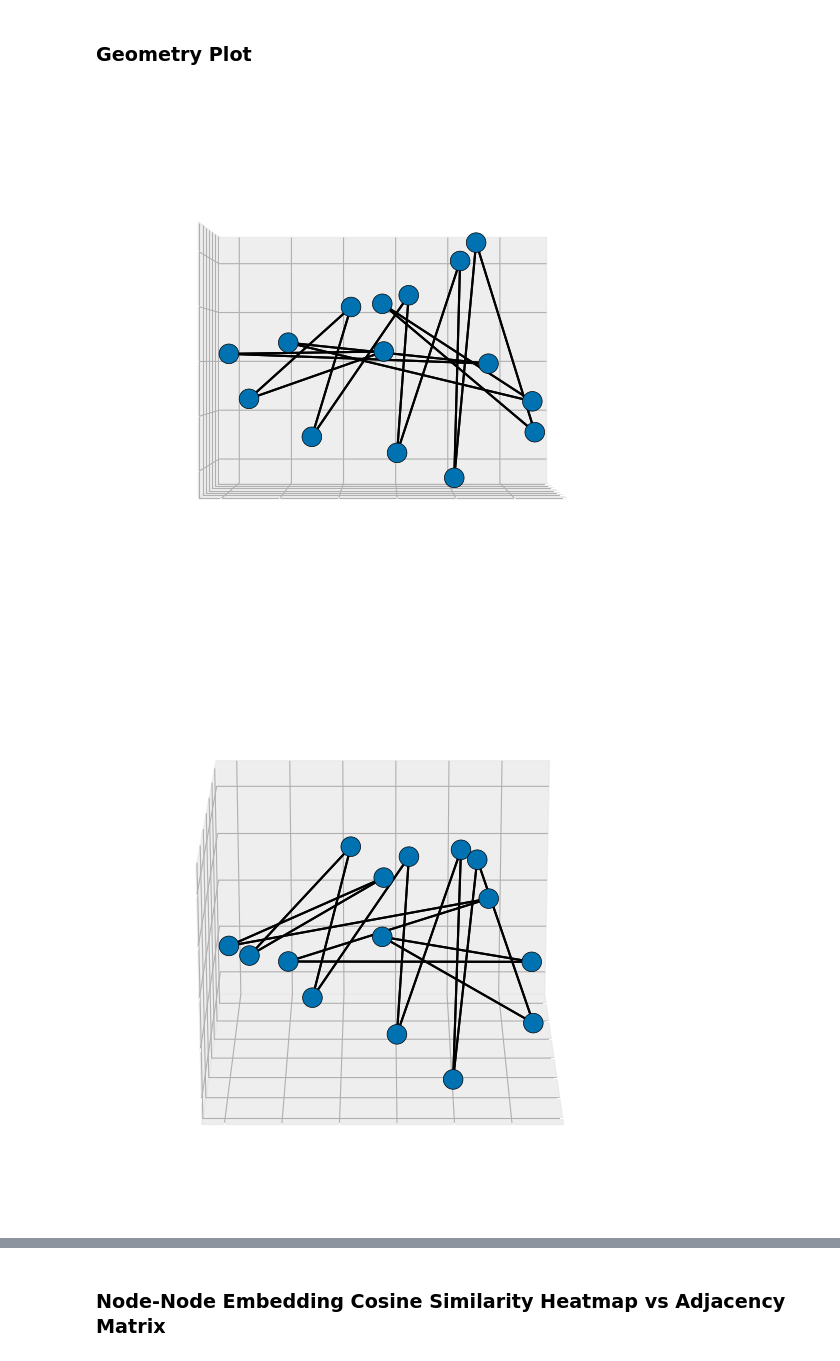
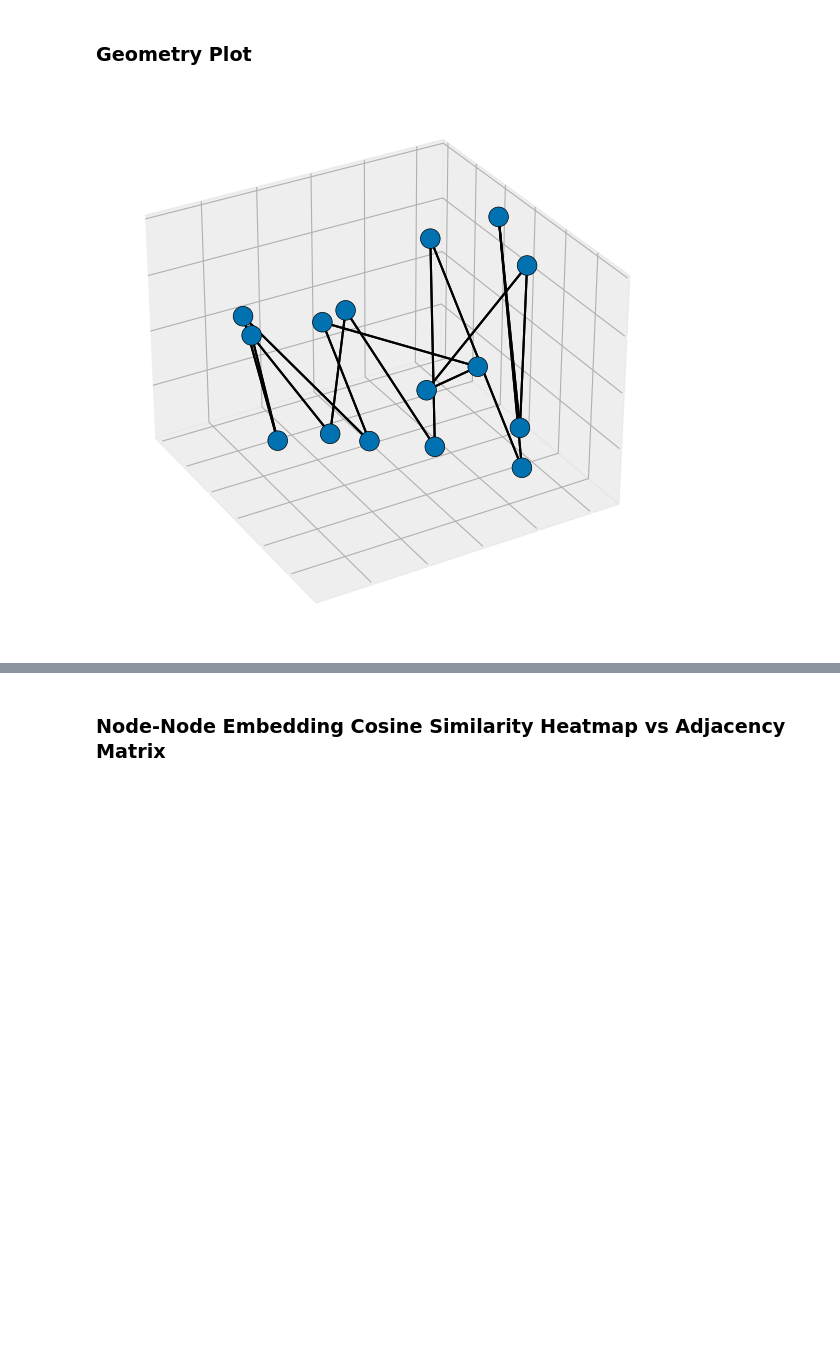
Before and after one commit to Shahriarnz14/Geometric_Memory, a Jupyter notebook: tiny_graphs_notebooks/experiment_notebooks_regularizers/tiny_neural_network_cycle.ipynb, the cells around one changed output, grey strips where cells are left out. Cells and saved outputs as stored; diff of their text form; code cells hidden in the pictures; blank space fills up the shorter version.

```diff
--- a/tiny_graphs_notebooks/experiment_notebooks_regularizers/tiny_neural_network_cycle.ipynb
+++ b/tiny_graphs_notebooks/experiment_notebooks_regularizers/tiny_neural_network_cycle.ipynb
@@ -426,7 +426,7 @@ cycle_v2_cli_config = {
     "--embedding_dimension": 32,
     "--optimizer_weight_decay": 0, # NO WEIGHT DECAY
     "--disable_edge_memorization_lr_decay": False,
-    "--dropout_rate": 0.1, # WITH DROPOUT
+    "--dropout_rate": 0.5, # WITH DROPOUT
     "--no-use_attention": True,
     "--no-use_residual_connections": True,
     "--no-use_layer_norm": True,
@@ -561,47 +559,46 @@ Reduced xyz shape: (15, 3)
 # %%
 %matplotlib inline
 # %matplotlib widget
 
-cycle_v2_raw_elev = 0
-cycle_v2_raw_azim = 0
+cycle_v2_raw_elev = 30
+cycle_v2_raw_azim = -30
 cycle_v2_raw_roll = 0
 
 # Styled plotting constants for this block
 cycle_v2_styled_view = {"elev": cycle_v2_raw_elev, "azim": cycle_v2_raw_azim, "roll": cycle_v2_raw_roll}
 cycle_v2_styled_axis_permutation = (0, 1, 2)
 
 plot_stylized_embedding_graph(
     cycle_v2_reduced_embeddings,
     cycle_v2_edge_list,
     title="",
     view=cycle_v2_styled_view,
     root_node_index=cycle_v2_root_node_index,
     axis_permutation=cycle_v2_styled_axis_permutation,
 );
 
 ################
 #Another Angle
 ################
 
-cycle_v2_raw_elev = 20
-cycle_v2_raw_azim = 0
-cycle_v2_raw_roll = 0
+# cycle_v2_raw_elev = 20
+# cycle_v2_raw_azim = 0
+# cycle_v2_raw_roll = 0
 
-# Styled plotting constants for this block
-cycle_v2_styled_view = {"elev": cycle_v2_raw_elev, "azim": cycle_v2_raw_azim, "roll": cycle_v2_raw_roll}
-cycle_v2_styled_axis_permutation = (0, 1, 2)
+# # Styled plotting constants for this block
+# cycle_v2_styled_view = {"elev": cycle_v2_raw_elev, "azim": cycle_v2_raw_azim, "roll": cycle_v2_raw_roll}
+# cycle_v2_styled_axis_permutation = (0, 1, 2)
 
-plot_stylized_embedding_graph(
-    cycle_v2_reduced_embeddings,
-    cycle_v2_edge_list,
-    title="",
-    view=cycle_v2_styled_view,
-    root_node_index=cycle_v2_root_node_index,
-    axis_permutation=cycle_v2_styled_axis_permutation,
-);
+# plot_stylized_embedding_graph(
+#     cycle_v2_reduced_embeddings,
+#     cycle_v2_edge_list,
+#     title="",
+#     view=cycle_v2_styled_view,
+#     root_node_index=cycle_v2_root_node_index,
+#     axis_permutation=cycle_v2_styled_axis_permutation,
+# );
 # %% [output]
-[figure, old version]
+[figure, new version]
-[figure, removed]
 # %%
 # Line-plot constants for this block
 cycle_v2_line_plot_title = ""
```
Also changed, not shown: parts of 17 cells of this notebook.
